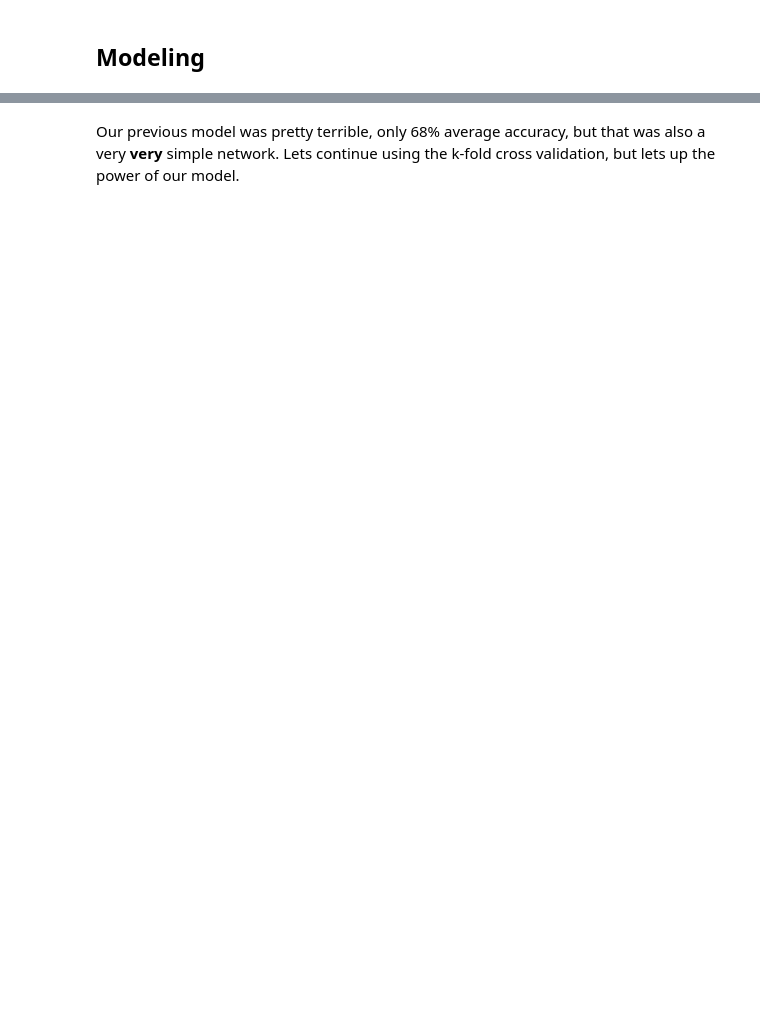
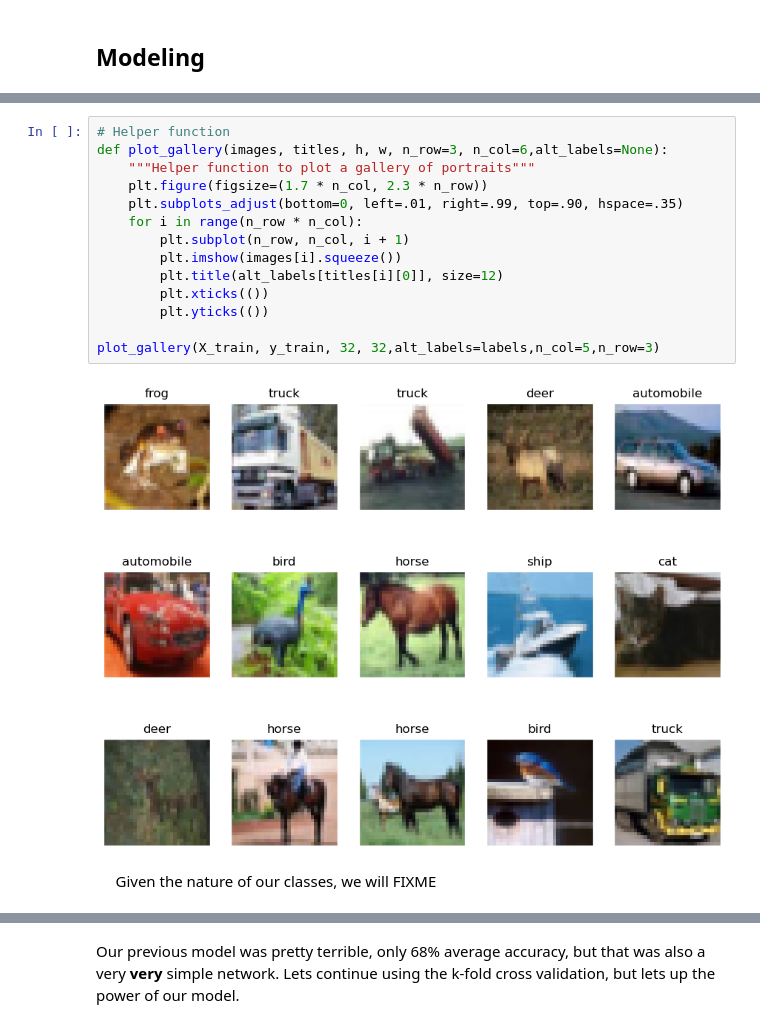
Before and after one commit to diogo-fae/ML-Lab-Six--CNNs, a Jupyter notebook: Lab Six: CNNs.ipynb, the cells around one changed output, grey strips where cells are left out. Drawn from its saved outputs; the diff is of its cells as text; blank space fills up the shorter version.

```diff
--- a/Lab Six: CNNs.ipynb
+++ b/Lab Six: CNNs.ipynb
@@ -240,0 +230,18 @@ def generate_bar(result, metric):
+# %%
+# Helper function
+def plot_gallery(images, titles, h, w, n_row=3, n_col=6,alt_labels=None):
+    """Helper function to plot a gallery of portraits"""
+    plt.figure(figsize=(1.7 * n_col, 2.3 * n_row))
+    plt.subplots_adjust(bottom=0, left=.01, right=.99, top=.90, hspace=.35)
+    for i in range(n_row * n_col):
+        plt.subplot(n_row, n_col, i + 1)
+        plt.imshow(images[i].squeeze())
+        plt.title(alt_labels[titles[i][0]], size=12)
+        plt.xticks(())
+        plt.yticks(())
+
+plot_gallery(X_train, y_train, 32, 32,alt_labels=labels,n_col=5,n_row=3)
+# %% [output]
+[figure, added]
+# %% [markdown]
+&nbsp;&nbsp;&nbsp;&nbsp;&nbsp;Given the nature of our classes, we will FIXME
```
Also changed, not shown: parts of 39 cells of this notebook, 1 other file.
